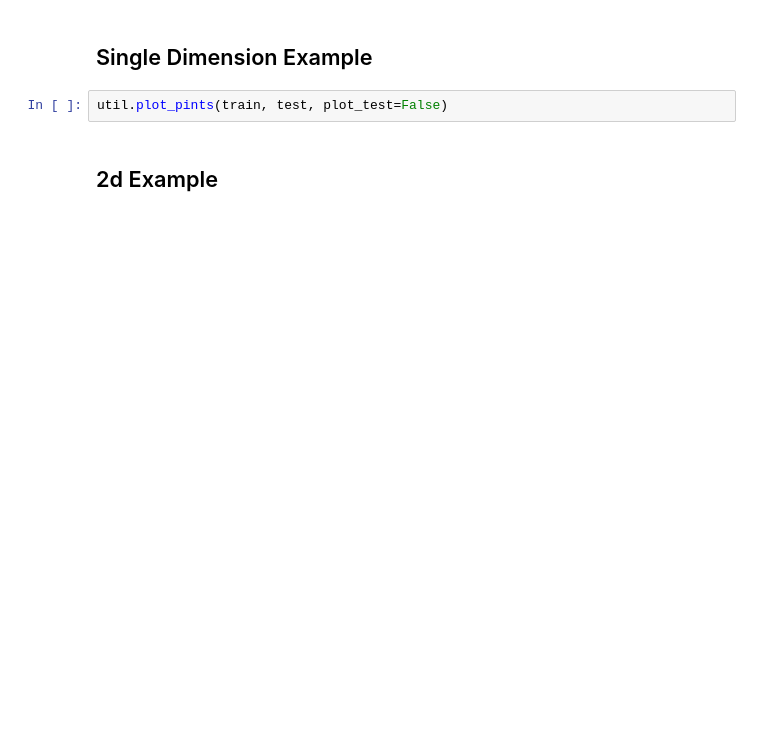
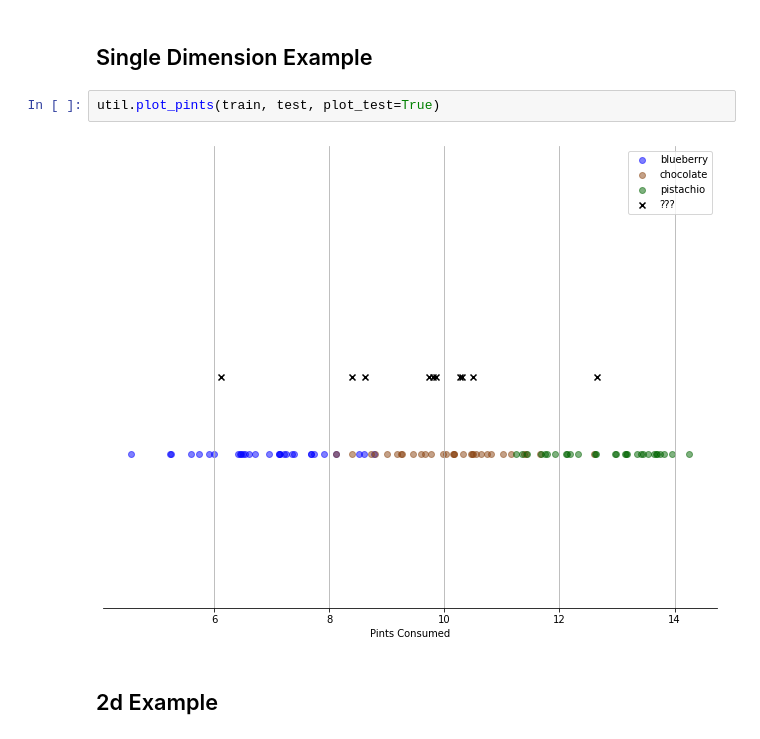
Before and after one commit to CodeupClassroom/florence-classification-exercises, a Jupyter notebook: knn_lesson.ipynb, the cells around one changed output. Saved outputs shown, nothing was run; the diff lists cells and outputs as text; blank space fills up the shorter version.

```diff
--- a/knn_lesson.ipynb
+++ b/knn_lesson.ipynb
@@ -74,7 +90,9 @@ train.head(10)
 # %% [markdown]
 ## Single Dimension Example
 # %%
-util.plot_pints(train, test, plot_test=False)
+util.plot_pints(train, test, plot_test=True)
+# %% [output]
+[figure, added]
 # %% [markdown]
 ## 2d Example
 # %%
```
Also changed, not shown: parts of 8 cells of this notebook.
